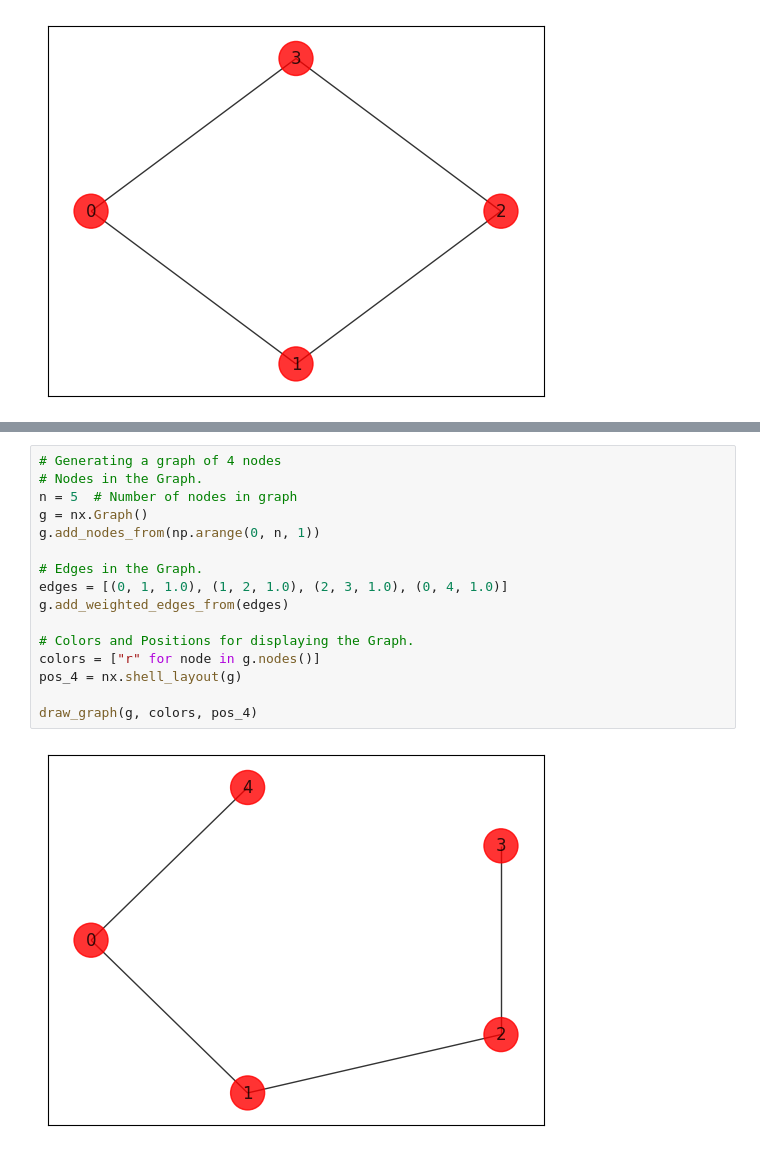
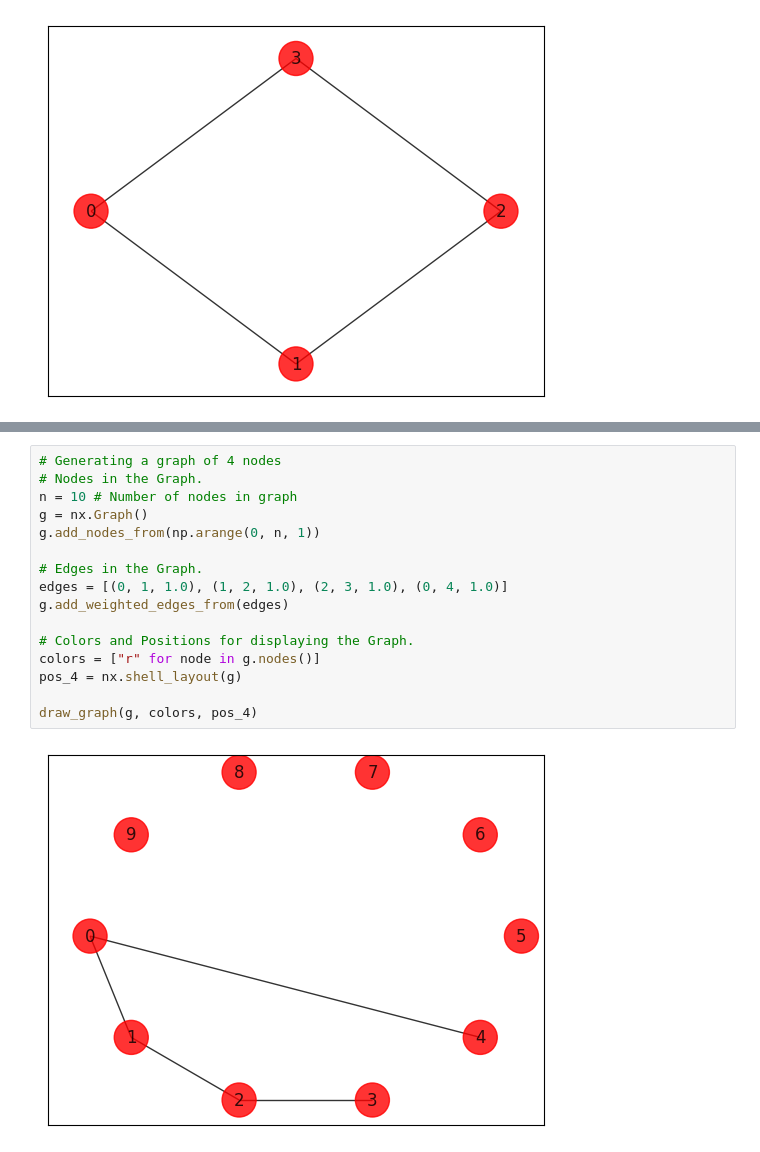
Before and after one commit to nikhil-co/QU_Cats_QRISE2024, a Jupyter notebook: QRE/ma_QAOA/ma_qaoa_qsharp.ipynb, the cells around one changed output, grey strips where cells are left out. Cells and saved outputs as stored; diff of their text form.

```diff
--- a/QRE/ma_QAOA/ma_qaoa_qsharp.ipynb
+++ b/QRE/ma_QAOA/ma_qaoa_qsharp.ipynb
@@ -367,19 +337,19 @@ test(G4,2)
 # %%
 # Generating a graph of 4 nodes
 # Nodes in the Graph.
-n = 5  # Number of nodes in graph
+n = 10 # Number of nodes in graph
 g = nx.Graph()
 g.add_nodes_from(np.arange(0, n, 1))
 
 # Edges in the Graph.
 edges = [(0, 1, 1.0), (1, 2, 1.0), (2, 3, 1.0), (0, 4, 1.0)]
 g.add_weighted_edges_from(edges)
 
 # Colors and Positions for displaying the Graph.
 colors = ["r" for node in g.nodes()]
 pos_4 = nx.shell_layout(g)
 
 draw_graph(g, colors, pos_4)
 # %% [output]
-[figure, old version]
+[figure, new version]
 # %%
```
Also changed, not shown: parts of 13 cells of this notebook, 8 other files.
